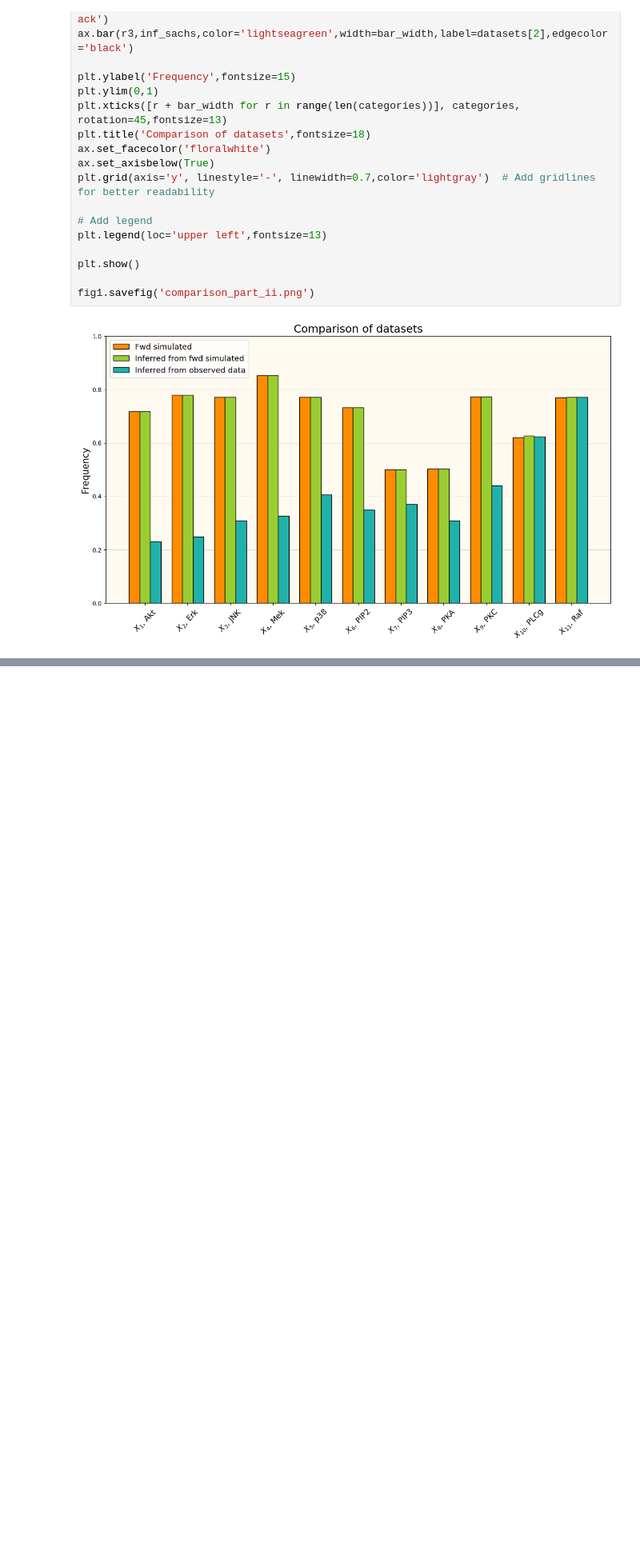
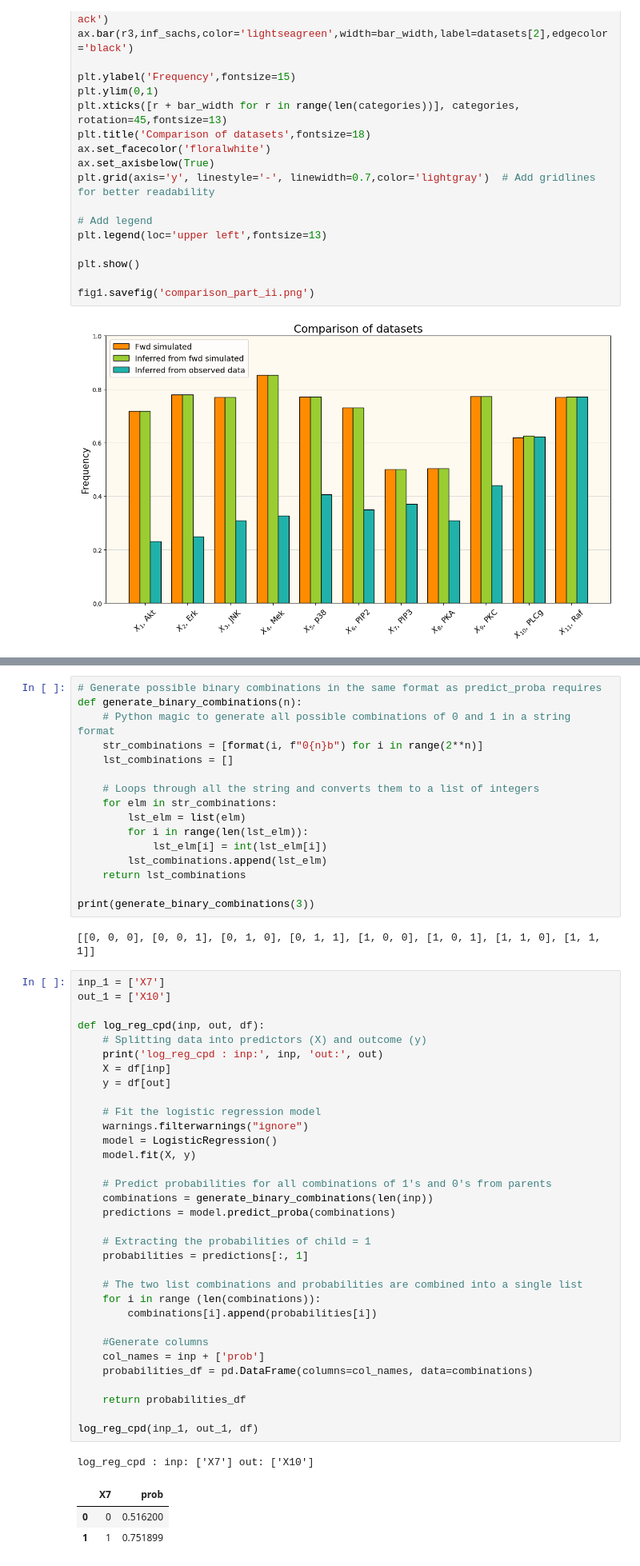
Before and after one commit to AblaZe42/MODCOM_PROJECT, a Jupyter notebook: part_ii.ipynb, the cells around one changed output, grey strips where cells are left out. Shown at 80% size. Saved outputs shown, nothing was run; the diff lists cells and outputs as text; blank space fills up the shorter version.

```diff
--- a/part_ii.ipynb
+++ b/part_ii.ipynb
@@ -521,0 +577,56 @@ fig1.savefig('comparison_part_ii.png')
+# %%
+# Generate possible binary combinations in the same format as predict_proba requires
+def generate_binary_combinations(n):
+    # Python magic to generate all possible combinations of 0 and 1 in a string format
+    str_combinations = [format(i, f"0{n}b") for i in range(2**n)]
+    lst_combinations = []
+
+    # Loops through all the string and converts them to a list of integers
+    for elm in str_combinations:
+        lst_elm = list(elm)
+        for i in range(len(lst_elm)):
+            lst_elm[i] = int(lst_elm[i])
+        lst_combinations.append(lst_elm)
+    return lst_combinations
+
+print(generate_binary_combinations(3))
+# %% [output]
+[[0, 0, 0], [0, 0, 1], [0, 1, 0], [0, 1, 1], [1, 0, 0], [1, 0, 1], [1, 1, 0], [1, 1, 1]]
+# %%
+inp_1 = ['X7']
+out_1 = ['X10']
+
+def log_reg_cpd(inp, out, df):
+    # Splitting data into predictors (X) and outcome (y)
+    print('log_reg_cpd : inp:', inp, 'out:', out)
+    X = df[inp]
+    y = df[out]
+
+    # Fit the logistic regression model
+    warnings.filterwarnings("ignore")
+    model = LogisticRegression()
+    model.fit(X, y)
+
+    # Predict probabilities for all combinations of 1's and 0's from parents
+    combinations = generate_binary_combinations(len(inp))
+    predictions = model.predict_proba(combinations)
+
+    # Extracting the probabilities of child = 1
+    probabilities = predictions[:, 1]
+
+    # The two list combinations and probabilities are combined into a single list
+    for i in range (len(combinations)):
+        combinations[i].append(probabilities[i])
+
+    #Generate columns
+    col_names = inp + ['prob']
+    probabilities_df = pd.DataFrame(columns=col_names, data=combinations)
+
+    return probabilities_df
+
+log_reg_cpd(inp_1, out_1, df)
+# %% [output]
+log_reg_cpd : inp: ['X7'] out: ['X10']
+|  | X7 | prob |
+| 0 | 0 | 0.516200 |
+| 1 | 1 | 0.751899 |
```
Also changed, not shown: parts of 13 cells of this notebook.
